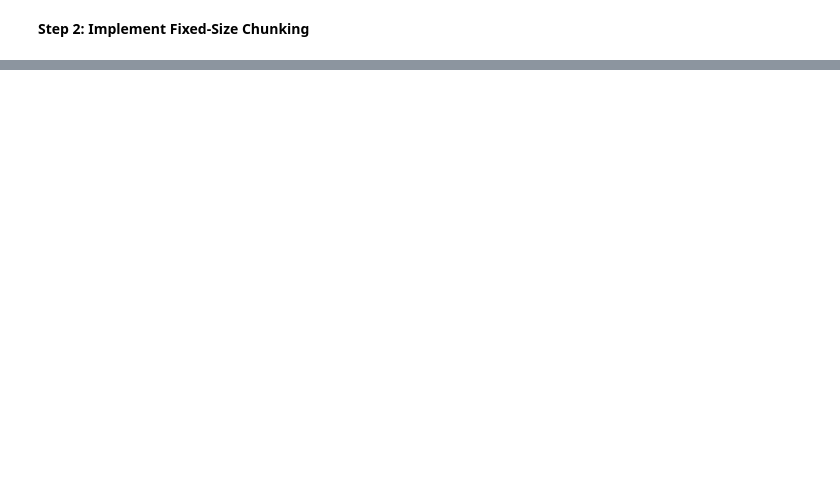
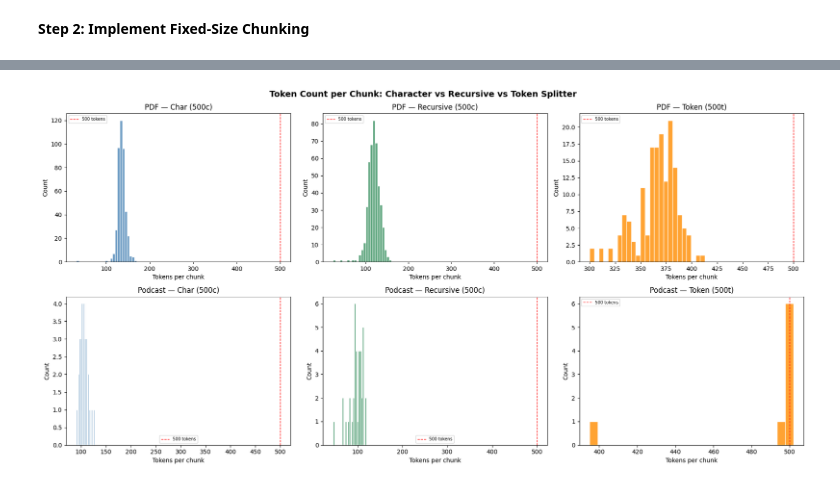
Before and after one commit to dlbosma-hue/bootcamp_env, a Jupyter notebook: LAB_2.04_different_ways2chunck/chunking_strategies.ipynb, the cells around one changed output, grey strips where cells are left out. Saved outputs shown, nothing was run; the diff lists cells and outputs as text; code cells hidden in the pictures; blank space fills up the shorter version.

```diff
--- a/LAB_2.04_different_ways2chunck/chunking_strategies.ipynb
+++ b/LAB_2.04_different_ways2chunck/chunking_strategies.ipynb
@@ -120,0 +1019,20 @@ NameError: name 'documents' is not defined
+# %%
+# Token-based chunking
+token_splitter = TokenTextSplitter(
+    chunk_size=500,
+    chunk_overlap=50
+)
+
+pdf_chunks_tokens = token_splitter.split_text(pdf_text)
+podcast_chunks_tokens = token_splitter.split_text(podcast_text)
+
+print(f"PDF: {len(pdf_chunks_tokens)} chunks")
+print(f"Podcast: {len(podcast_chunks_tokens)} chunks")
+
+# Compare actual token counts - IMPORTANT!
+import tiktoken
+encoding = tiktoken.get_encoding("cl100k_base")
+
+for i, chunk in enumerate(pdf_chunks_tokens[:3]):
+    token_count = len(encoding.encode(chunk))
+    print(f"Chunk {i+1}: {token_count} tokens, {len(chunk)} characters")
@@ -120,0 +1317,61 @@ NameError: name 'documents' is not defined
+# %%
+# ANOTHER CHART: — Token vs Character splitters
+encoding = tiktoken.get_encoding("cl100k_base")
+
+fig, axes = plt.subplots(2, 3, figsize=(18, 9))
+fig.suptitle("Token Count per Chunk: Character vs Recursive vs Token Splitter", fontsize=14, fontweight="bold")
+
+splitters = {
+    "Char (500c)": CharacterTextSplitter(chunk_size=500, chunk_overlap=50, separator=" "),
+    "Recursive (500c)": RecursiveCharacterTextSplitter(chunk_size=500, chunk_overlap=50, separators=["\n\n", "\n", ". ", " ", ""]),
+    "Token (500t)": TokenTextSplitter(chunk_size=500, chunk_overlap=50),
+}
+
+colors = {"Char (500c)": "steelblue", "Recursive (500c)": "seagreen", "Token (500t)": "darkorange"}
+
+for col, (name, splitter) in enumerate(splitters.items()):
+    for row, (label, text) in enumerate([("PDF", pdf_text), ("Podcast", podcast_text)]):
+        chunks = splitter.split_text(text)
+        tok_counts = [len(encoding.encode(c)) for c in chunks]
+
+        ax = axes[row, col]
+        ax.hist(tok_counts, bins=25, color=colors[name], edgecolor="white", alpha=0.8)
+        ax.set_title(f"{label} — {name}")
+        ax.set_xlabel("Tokens per chunk")
+        ax.set_ylabel("Count")
+        ax.axvline(x=500, color="red", linestyle="--", linewidth=1, label="500 tokens")
+        ax.legend(fontsize=7)
+
+plt.tight_layout()
+plt.show()
+
+# Token variance boxplot
+fig, (ax1, ax2) = plt.subplots(1, 2, figsize=(14, 5))
+fig.suptitle("Token Count Variance by Chunking Method", fontsize=14, fontweight="bold")
+
+for ax, label, text in [(ax1, "PDF", pdf_text), (ax2, "Podcast", podcast_text)]:
+    data = []
+    labels_box = []
+    for name, splitter in splitters.items():
+        chunks = splitter.split_text(text)
+        tok_counts = [len(encoding.encode(c)) for c in chunks]
+        data.append(tok_counts)
+        labels_box.append(name)
+
+    bp = ax.boxplot(data, labels=labels_box, patch_artist=True)
+    for patch, color in zip(bp['boxes'], colors.values()):
+        patch.set_facecolor(color)
+        patch.set_alpha(0.6)
+    ax.set_ylabel("Tokens per chunk")
+    ax.set_title(label)
+    ax.axhline(y=500, color="red", linestyle="--", linewidth=1, label="target=500")
+    ax.legend(fontsize=8)
+
+plt.tight_layout()
+plt.show()
+
+print("Observation: Token splitter produces tight distributions around the target.")
+print("Character-based splitters show wider token variance, especially for the PDF")
+print("(non-English text has a different chars-per-token ratio).")
+# %% [output]
+[figure, added]
```
Also changed, not shown: parts of 47 cells of this notebook, 53 other files.
